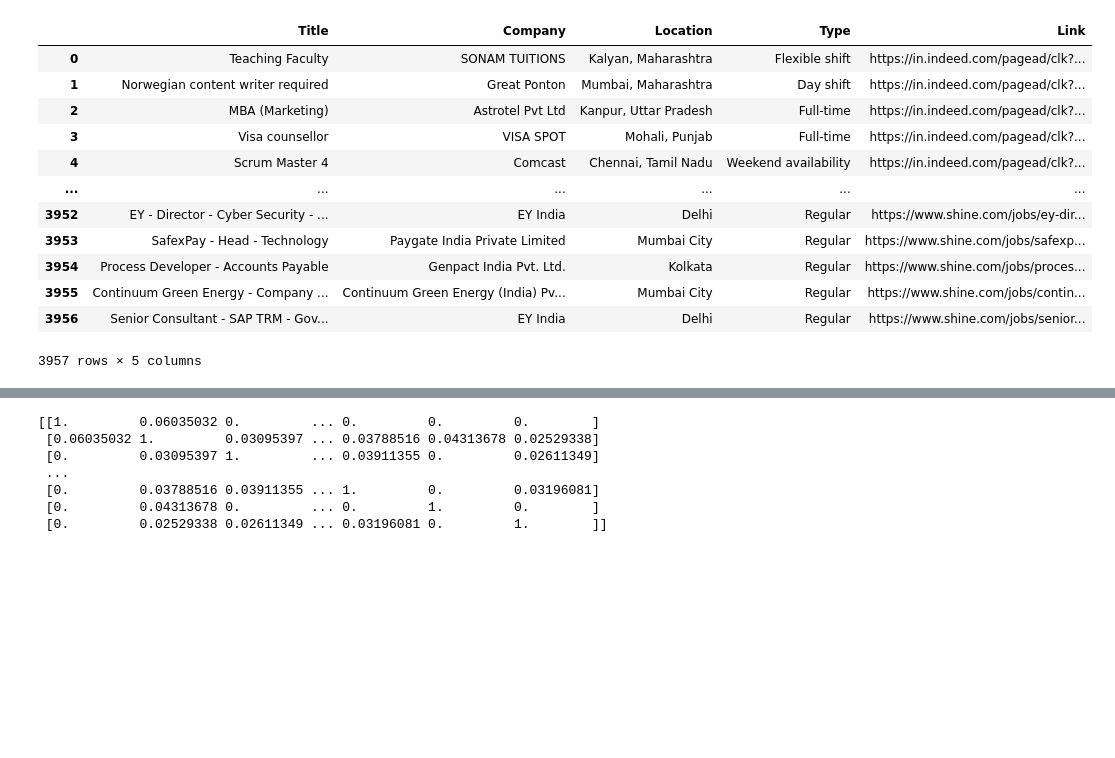
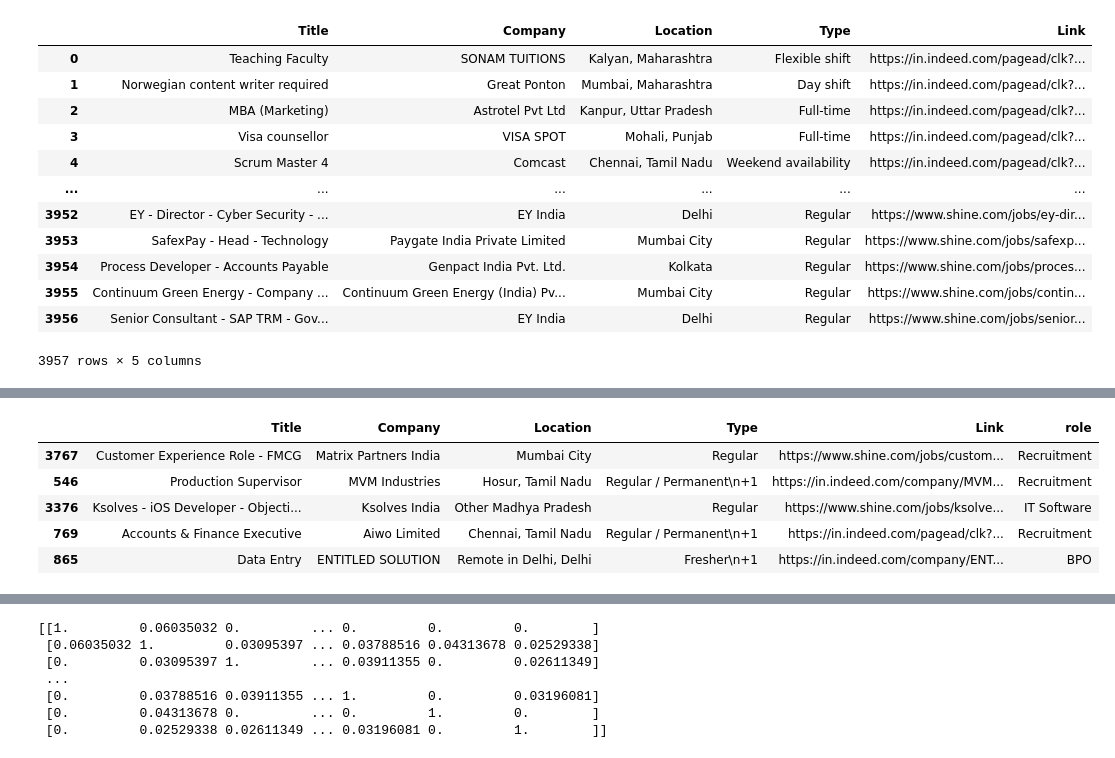
Before and after one commit to witeeeee/JobListingConsolidation, a Jupyter notebook: main.ipynb, the cells around one changed output, grey strips where cells are left out. Drawn from its saved outputs; the diff is of its cells as text; code cells hidden in the pictures; blank space fills up the shorter version.

```diff
--- a/main.ipynb
+++ b/main.ipynb
@@ -165,3 +151,12 @@ ds
+# %%
+ds.sample(5)
+# %% [output]
+|  | Title | Company | Location | Type | Link | role |
+| 3767 | Customer Experience Role - FMCG | Matrix Partners India | Mumbai City | Regular | https://www.shine.com/jobs/custom... | Recruitment |
+| 546 | Production Supervisor | MVM Industries | Hosur, Tamil Nadu | Regular / Permanent\n+1 | https://in.indeed.com/company/MVM... | Recruitment |
+| 3376 | Ksolves - iOS Developer - Objecti... | Ksolves India | Other Madhya Pradesh | Regular | https://www.shine.com/jobs/ksolve... | IT Software |
+| 769 | Accounts & Finance Executive | Aiwo Limited | Chennai, Tamil Nadu | Regular / Permanent\n+1 | https://in.indeed.com/pagead/clk?... | Recruitment |
+| 865 | Data Entry | ENTITLED SOLUTION | Remote in Delhi, Delhi | Fresher\n+1 | https://in.indeed.com/company/ENT... | BPO |
 # %%
 from wordcloud import WordCloud, STOPWORDS, ImageColorGenerator
 import matplotlib.pyplot as plt
```
Also changed, not shown: parts of 3 cells of this notebook.
